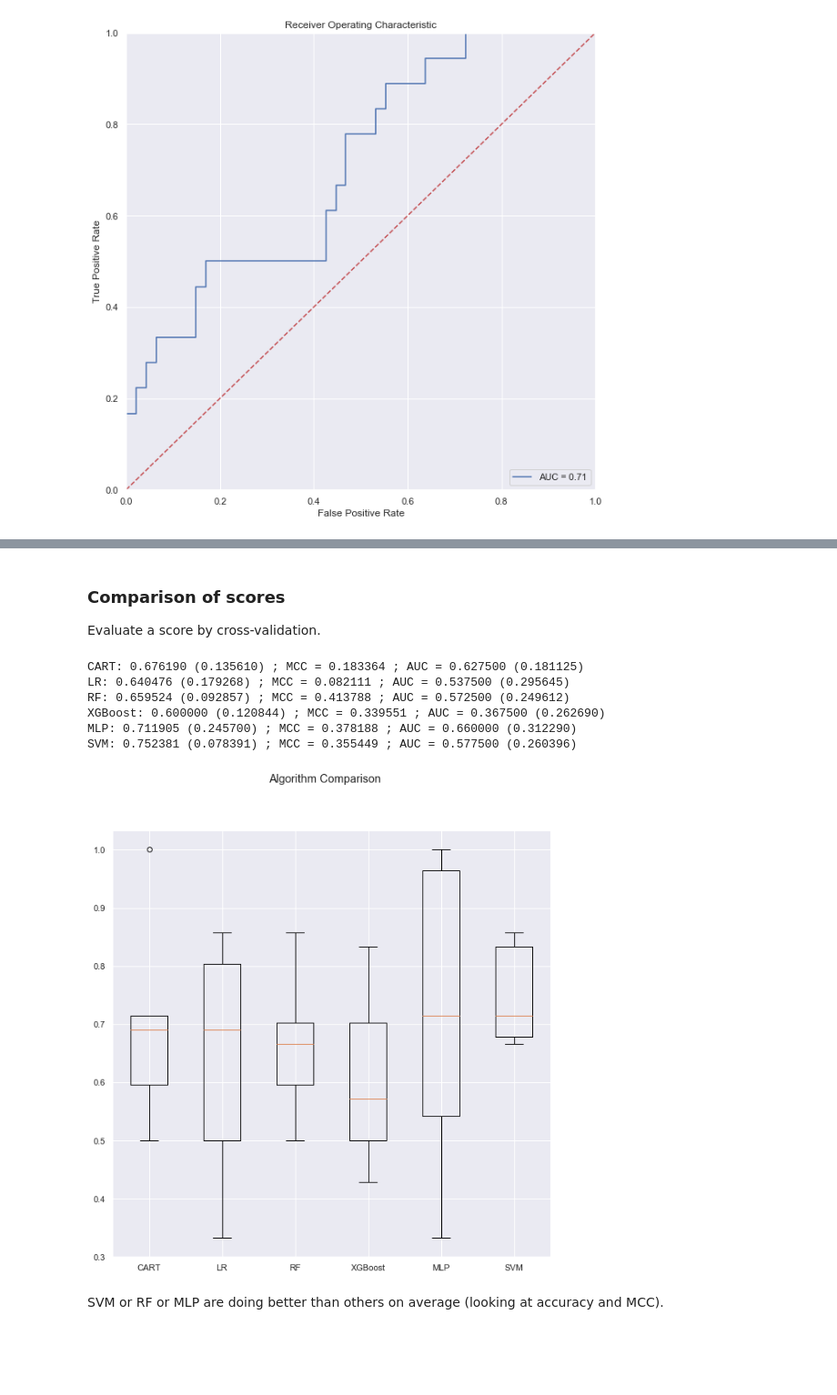
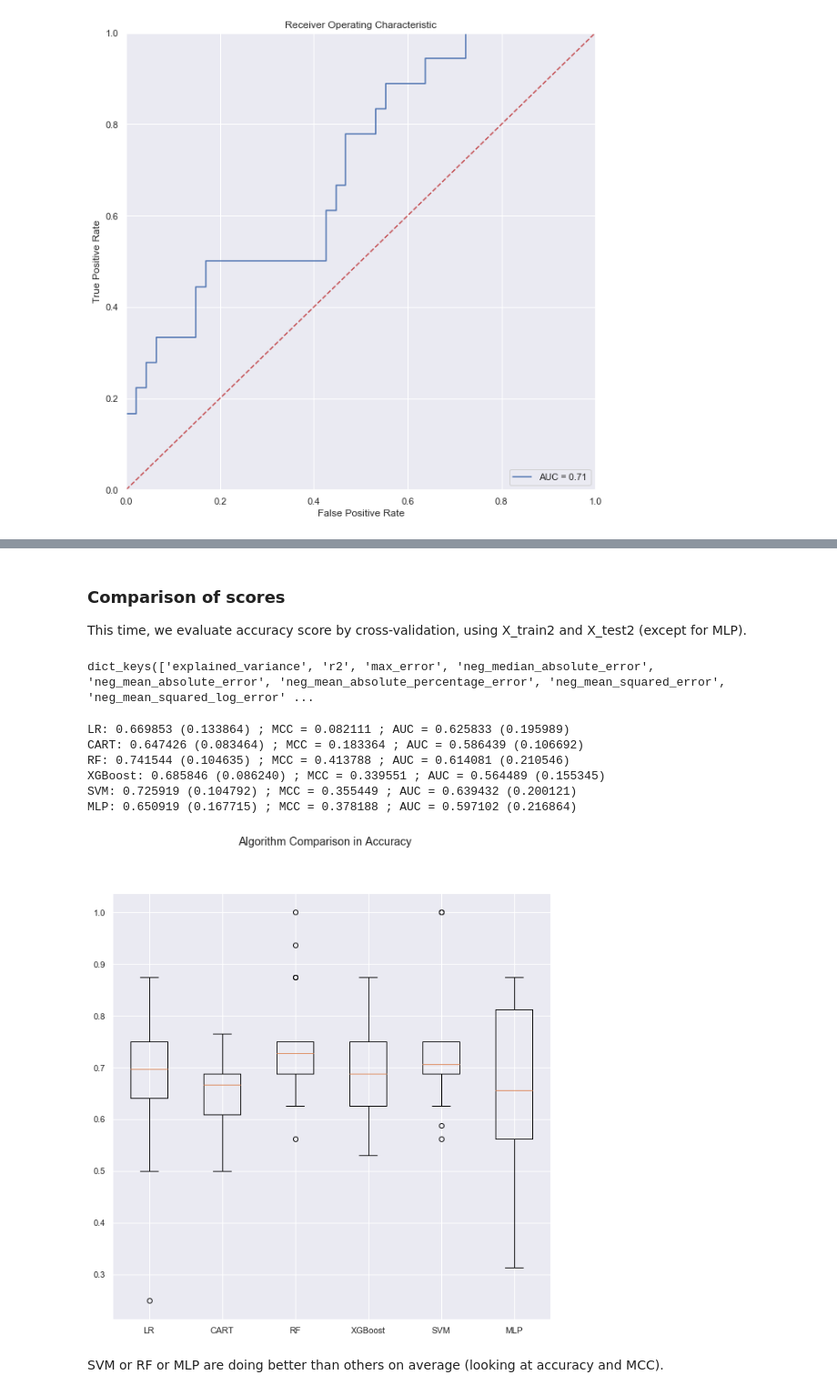
Before and after one commit to romanelgff/ml-mesothelioma, a Jupyter notebook: code.ipynb, the cells around one changed output, grey strips where cells are left out. Shown at 91% size. Saved outputs shown, nothing was run; the diff lists cells and outputs as text; code cells hidden in the pictures; blank space fills up the shorter version.

```diff
--- a/code.ipynb
+++ b/code.ipynb
@@ -803,3 +570,0 @@ from sklearn import svm
-# %%
-clf_svm = svm.SVC(random_state=1, probability=True)
-clf_svm.fit(X_train_s, y_train)
@@ -1341,0 +1079,10 @@ plt.show()
+# %%
+from sklearn import svm
+
+scaler = preprocessing.StandardScaler()
+scaler.fit(X_train2)
+X_train_s2 = scaler.transform(X_train2)
+X_test_s2 = scaler.transform(X_test2)
+# %%
+clf_svm = svm.SVC(random_state=1, probability=True)
+clf_svm.fit(X_train_s2, y_train2)
@@ -1342,5 +1282,9 @@ plt.show()
 # %% [markdown]
 ### Comparison of scores
-Evaluate a score by cross-validation.
+This time, we evaluate accuracy score by cross-validation, using X_train2 and X_test2 (except for MLP).
+# %%
+scaler = preprocessing.StandardScaler()
+scaler.fit(X2)
+X_s2 = scaler.transform(X2)
 # %%
 ml_models = []
@@ -1351,76 +1295,77 @@ ml_models.append(("RF", RandomForestClassifier(n_estimators = 100,
                            bootstrap = True,
                            random_state = 42)))
 ml_models.append(("XGBoost", XGBClassifier(n_estimators=100, random_state=42)))
+# %%
+metrics.SCORERS.keys()
+# %% [output]
+dict_keys(['explained_variance', 'r2', 'max_error', 'neg_median_absolute_error', 'neg_mean_absolute_error', 'neg_mean_absolute_percentage_error', 'neg_mean_squared_error', 'neg_mean_squared_log_error' ...
 # %%
-from sklearn.model_selection import KFold, cross_val_score
-
 # evaluate each model in turn
 roc_auc = []
 results = []
 names = []
 matthews = []
-scoring = 'accuracy'
-kfold = StratifiedKFold(n_splits=10)
+kfold = StratifiedKFold(n_splits=20)
 for name, model in ml_models:
     model.fit(X_train2.values, y_train2)
-    cv_results = cross_val_score(model, X_test2.values, y_test2, cv=kfold, scoring=scoring)
-    auc_results = cross_val_score(model, X_test2.values, y_test2, cv=kfold, scoring='roc_auc')
+    cv_results = cross_val_score(model, X2.values, y2, cv=kfold, scoring='accuracy')
+    auc_results = cross_val_score(model, X2.values, y2, cv=kfold, scoring='roc_auc')
     y_pred = model.predict(X_test2.values)
     matthews_coef = metrics.matthews_corrcoef(y_test2, y_pred)
 
     results.append(cv_results)
     roc_auc.append(auc_results)
     names.append(name)
     matthews.append(matthews_coef)
 
     msg = "%s: %f (%f) ; MCC = %f ; AUC = %f (%f)" % (name, cv_results.mean(), cv_results.std(), matthews_coef, auc_results.mean(), auc_results.std())
     print(msg)
 
-# for MLP Classifier and SVC since they need scaled X_train
+# MLP and SVM classifiers need scaled date
+model = svm.SVC(random_state=1)
+model.fit(X_train_s2, y_train2)
+y_pred = model.predict(X_test_s2)
+matthews_coef = metrics.matthews_corrcoef(y_test2, y_pred)
+matthews.append(matthews_coef)
+cv_results = cross_val_score(model, X_s2, y2, cv=kfold, scoring='accuracy')
+auc_results = cross_val_score(model, X_s2, y2, cv=kfold, scoring='roc_auc')
+results.append(cv_results)
+roc_auc.append(auc_results)
+names.append("SVM")
+msg = "%s: %f (%f) ; MCC = %f ; AUC = %f (%f)" % ("SVM", cv_results.mean(), cv_results.std(), matthews_coef, auc_results.mean(), auc_results.std())
+print(msg)
+
 model = MLPClassifier(activation='tanh', alpha=0.0001, solver='sgd',
                       learning_rate='constant', learning_rate_init=0.01,
                       hidden_layer_sizes=(75,2,2), max_iter=10000,
                       random_state=1)
 model.fit(X_train_s, y_train)
 y_pred = model.predict(X_test_s)
 matthews_coef = metrics.matthews_corrcoef(y_test, y_pred)
 matthews.append(matthews_coef)
-cv_results = cross_val_score(model, X_test_s, y_test, cv=kfold, scoring=scoring)
-auc_results = cross_val_score(model, X_test_s, y_test, cv=kfold, scoring='roc_auc')
+cv_results = cross_val_score(model, X_scaled, y, cv=kfold, scoring=scoring)
+auc_results = cross_val_score(model, X_scaled, y, cv=kfold, scoring='roc_auc')
 results.append(cv_results)
 roc_auc.append(auc_results)
 names.append("MLP")
 msg = "%s: %f (%f) ; MCC = %f ; AUC = %f (%f)" % ("MLP", cv_results.mean(), cv_results.std(), matthews_coef, auc_results.mean(), auc_results.std())
 print(msg)
 
-model = svm.SVC()
-model.fit(X_train_s2, y_train2)
-y_pred = model.predict(X_test_s2)
-matthews_coef = metrics.matthews_corrcoef(y_test2, y_pred)
-matthews.append(matthews_coef)
-cv_results = cross_val_score(model, X_test_s2, y_test2, cv=kfold, scoring=scoring)
-auc_results = cross_val_score(model, X_test_s2, y_test2, cv=kfold, scoring='roc_auc')
-results.append(cv_results)
-roc_auc.append(auc_results)
-names.append("SVM")
-msg = "%s: %f (%f) ; MCC = %f ; AUC = %f (%f)" % ("SVM", cv_results.mean(), cv_results.std(), matthews_coef, auc_results.mean(), auc_results.std())
-print(msg)
-
 # boxplot algorithm comparison
 fig = plt.figure()
-fig.suptitle('Algorithm Comparison')
+fig.suptitle('Algorithm Comparison in Accuracy')
 ax = fig.add_subplot(111)
 plt.boxplot(results)
 ax.set_xticklabels(names)
 plt.show()
 # %% [output]
-CART: 0.676190 (0.135610) ; MCC = 0.183364 ; AUC = 0.627500 (0.181125)
-LR: 0.640476 (0.179268) ; MCC = 0.082111 ; AUC = 0.537500 (0.295645)
-RF: 0.659524 (0.092857) ; MCC = 0.413788 ; AUC = 0.572500 (0.249612)
-XGBoost: 0.600000 (0.120844) ; MCC = 0.339551 ; AUC = 0.367500 (0.262690)
-MLP: 0.711905 (0.245700) ; MCC = 0.378188 ; AUC = 0.660000 (0.312290)
-SVM: 0.752381 (0.078391) ; MCC = 0.355449 ; AUC = 0.577500 (0.260396)
+LR: 0.669853 (0.133864) ; MCC = 0.082111 ; AUC = 0.625833 (0.195989)
+CART: 0.647426 (0.083464) ; MCC = 0.183364 ; AUC = 0.586439 (0.106692)
+RF: 0.741544 (0.104635) ; MCC = 0.413788 ; AUC = 0.614081 (0.210546)
+XGBoost: 0.685846 (0.086240) ; MCC = 0.339551 ; AUC = 0.564489 (0.155345)
+SVM: 0.725919 (0.104792) ; MCC = 0.355449 ; AUC = 0.639432 (0.200121)
+MLP: 0.650919 (0.167715) ; MCC = 0.378188 ; AUC = 0.597102 (0.216864)
-[figure, old version]
+[figure, new version]
 # %% [markdown]
 SVM or RF or MLP are doing better than others on average (looking at accuracy and MCC).
 # %% [markdown]
```
Also changed, not shown: parts of 85 cells of this notebook, 4 other files.
